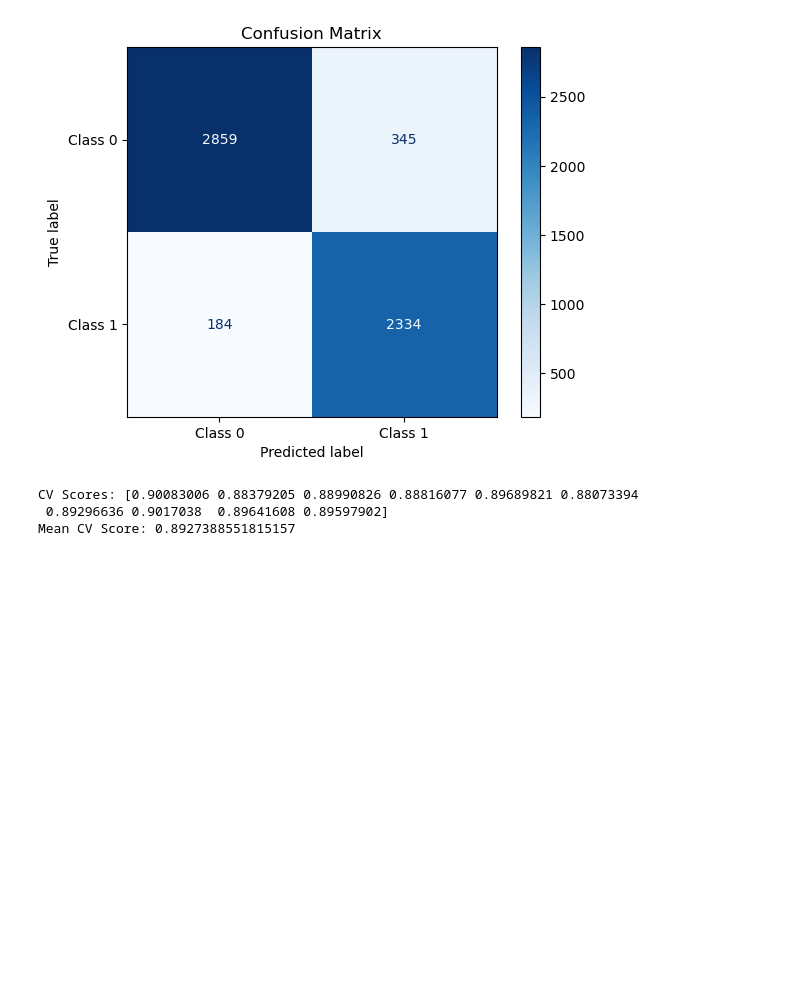
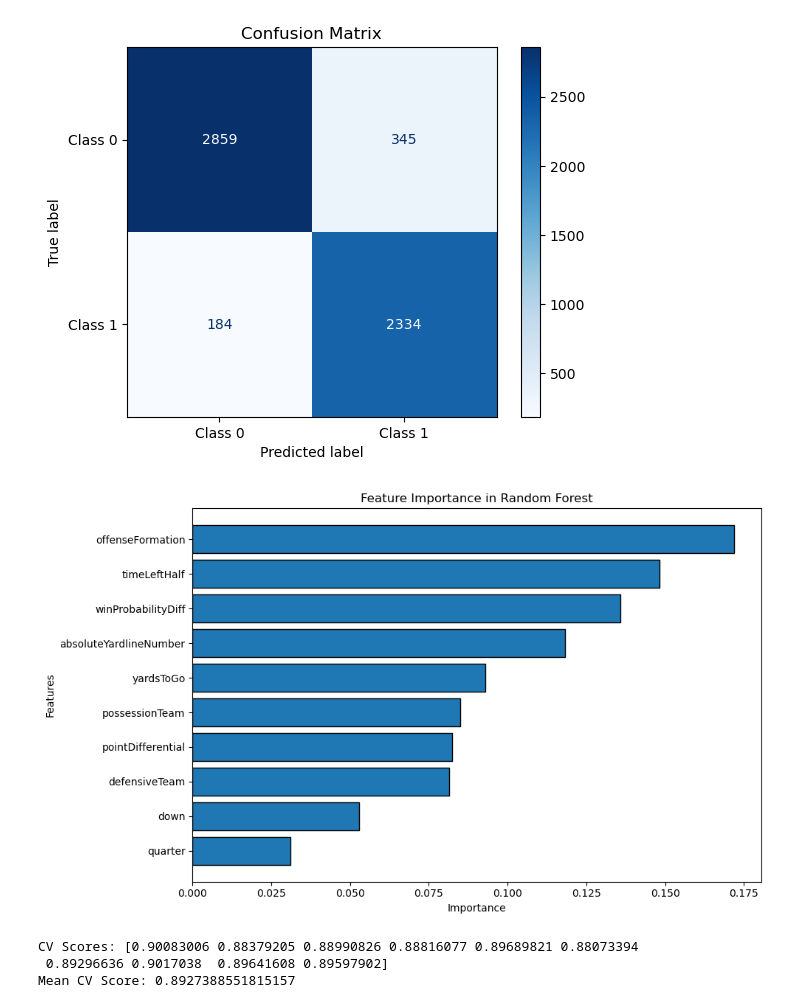
Before and after one commit to ArjunR27/NFLPlayPrediction, a Jupyter notebook: notebooks/model.ipynb, the cells around one changed output. Cells and saved outputs as stored; diff of their text form; code cells hidden in the pictures; blank space fills up the shorter version.

```diff
--- a/notebooks/model.ipynb
+++ b/notebooks/model.ipynb
@@ -89,6 +82,23 @@ display_cm(cm)
 # %% [output]
 Accuracy: 0.9075498077595247
 [figure]
+# %%
+feature_importance = rf.feature_importances_
+features = X_train.columns
+importance_df = pd.DataFrame({
+    'Feature': features,
+    'Importance': feature_importance
+}).sort_values(by='Importance', ascending=False)
+plt.figure(figsize=(10, 6))
+plt.barh(importance_df['Feature'], importance_df['Importance'], edgecolor='k')
+plt.xlabel('Importance')
+plt.ylabel('Features')
+plt.title('Feature Importance in Random Forest')
+plt.gca().invert_yaxis()
+plt.tight_layout()
+plt.show()
+# %% [output]
+[figure, added]
 # %%
 scores = cross_val_score(rf, X_train, y_train, cv=k_folds)
 
```
Also changed, not shown: parts of 10 cells of this notebook, 3 other files.
